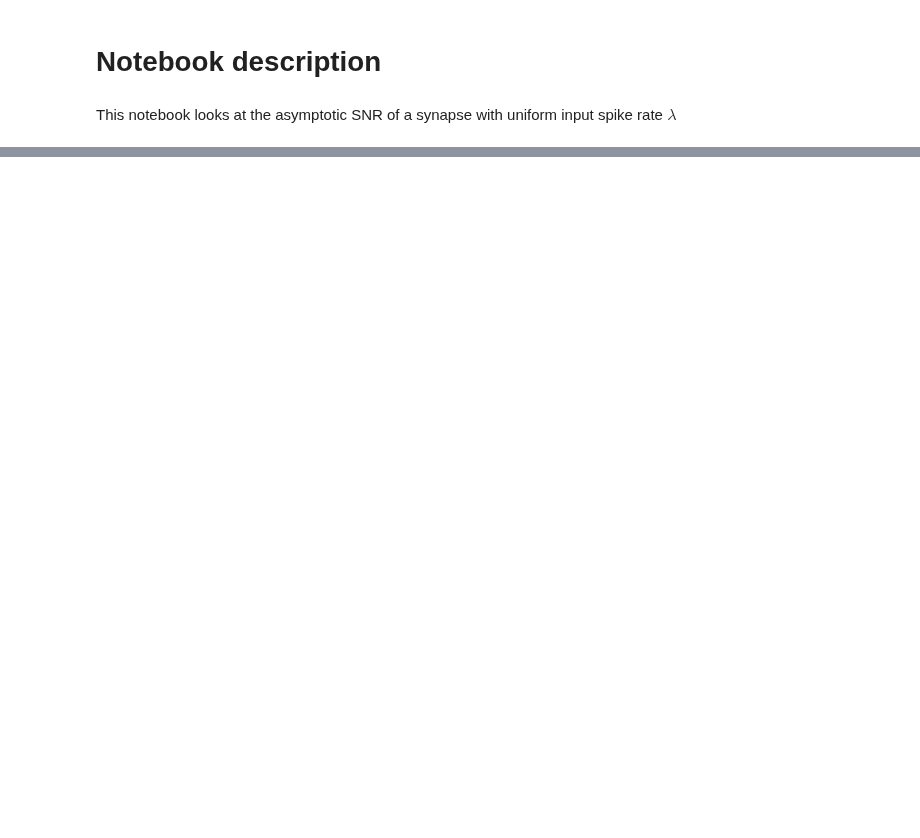
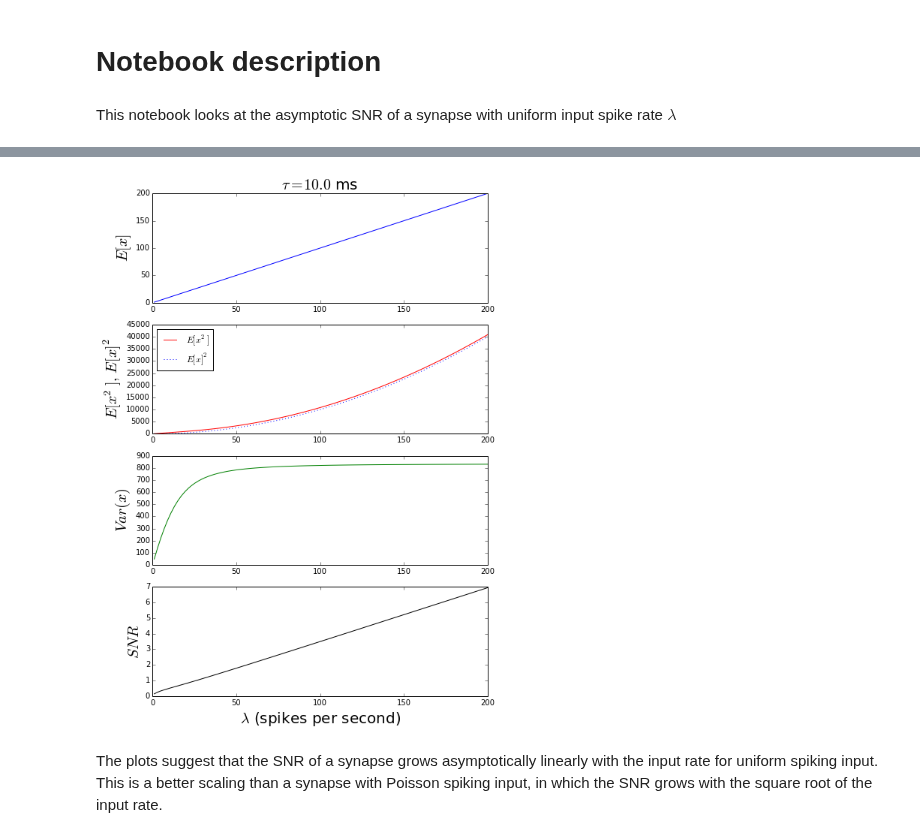
Before and after one commit to samfok/notebooks, a Jupyter notebook: synapse/synapse_SNR_uniform.ipynb, the cells around one changed output, grey strips where cells are left out. Drawn from its saved outputs; the diff is of its cells as text; code cells hidden in the pictures; blank space fills up the shorter version.

Commit message:
complete uniform theory

```diff
--- a/synapse/synapse_SNR_uniform.ipynb
+++ b/synapse/synapse_SNR_uniform.ipynb
@@ -53,0 +81,29 @@ Var(x) &= E[x^2]-E[x]^2 \\
+# %%
+tau = .01
+lam = np.linspace(1,200,100)
+e_x = lam
+e_xsq = lam/(2*tau)*(1+np.exp(-1/(lam*tau)))/(1-np.exp(-1/(lam*tau)))
+var_x = e_xsq - e_x**2
+snr = e_x/sqrt(var_x)
+
+fig = figure(figsize=(8,12))
+subplot(411)
+plot(lam, e_x, 'b')
+ylabel(r'$E[x]$', fontsize=20)
+title(r'$\tau=%.1f$ ms' % (tau*1000.), fontsize=20)
+subplot(412)
+plot(lam, e_xsq, 'r', label=r'$E[x^2]$')
+plot(lam, e_x**2, 'b:', label=r'$E[x]^2$')
+ylabel(r'$E[x^2],\ E[x]^2$', fontsize=20)
+legend(loc='upper left')
+subplot(413)
+plot(lam, var_x, 'g')
+ylabel(r'$Var(x)$', fontsize=20)
+subplot(414)
+plot(lam, snr, 'k')
+ylabel(r'$SNR$', fontsize=20)
+xlabel(r'$\lambda$ (spikes per second)', fontsize=20);
+# %% [output]
+[figure, added]
+# %% [markdown]
+The plots suggest that the SNR of a synapse grows asymptotically linearly with the input rate for uniform spiking input. This is a better scaling than a synapse with Poisson spiking input, in which the SNR grows with the square root of the input rate.
```
Also changed, not shown: parts of 11 cells of this notebook.
